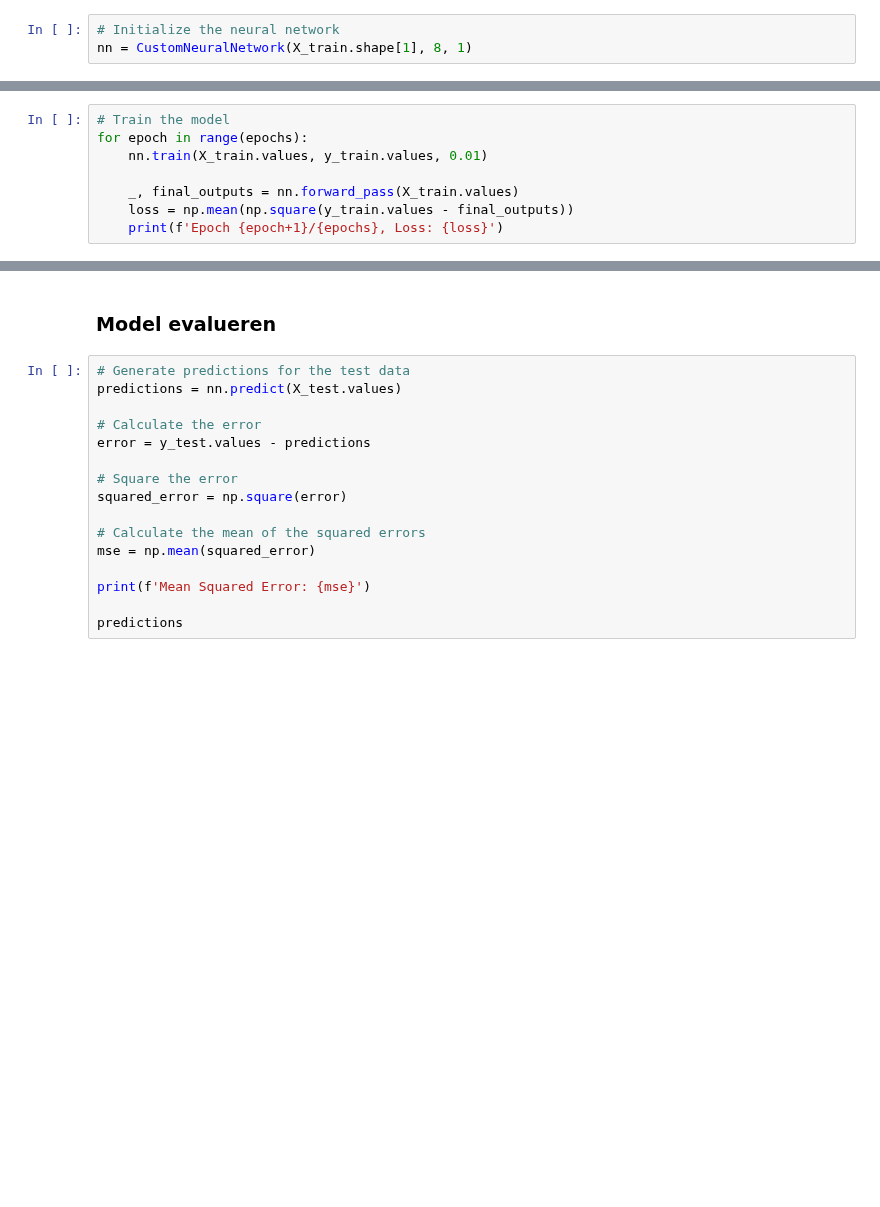
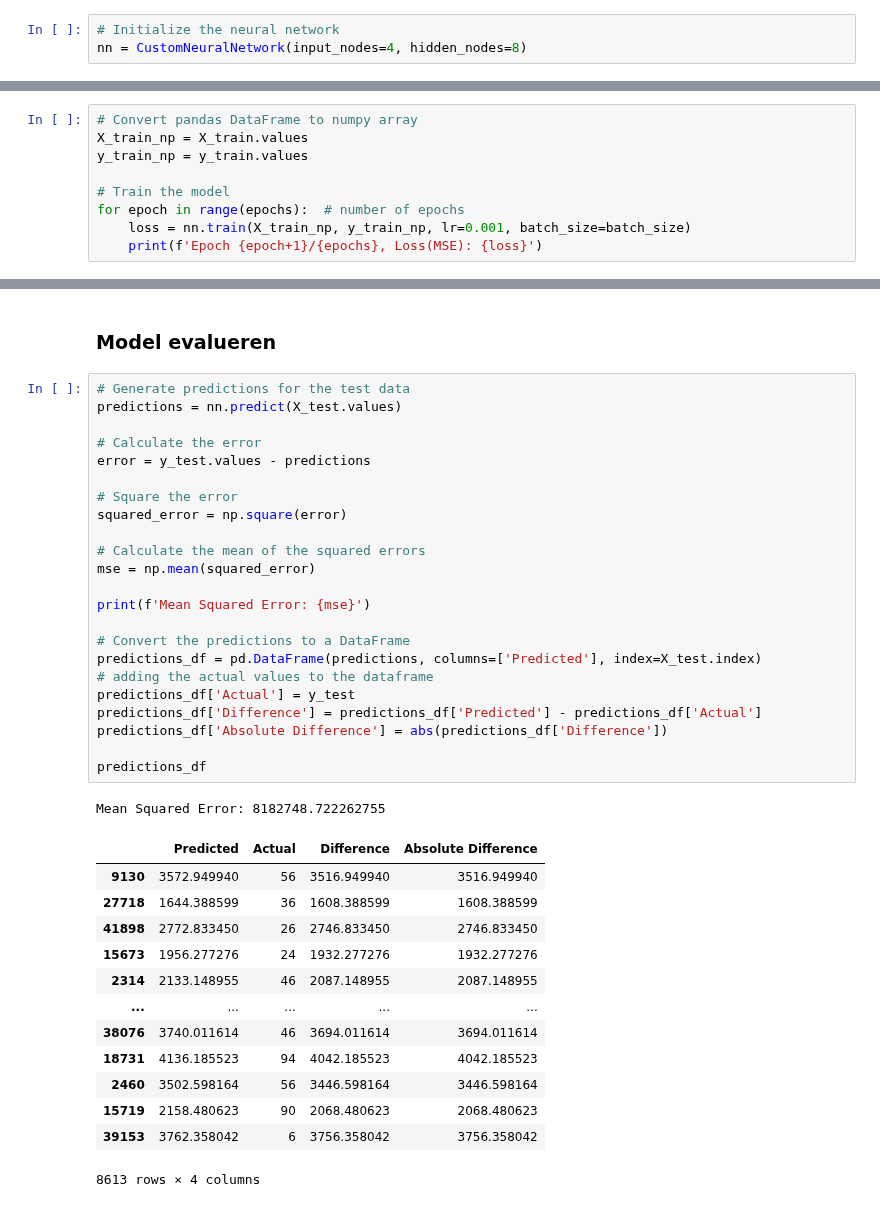
Before and after one commit to Nrojt/SE4-DEDS-Pyhton-opdrachten, a Jupyter notebook: week 10/Practicum_10.ipynb, the cells around one changed output, grey strips where cells are left out. Saved outputs shown, nothing was run; the diff lists cells and outputs as text; blank space fills up the shorter version.

```diff
--- a/week 10/Practicum_10.ipynb
+++ b/week 10/Practicum_10.ipynb
@@ -423,15 +506,16 @@ class CustomNeuralNetwork:
         return final_outputs
 # %%
 # Initialize the neural network
-nn = CustomNeuralNetwork(X_train.shape[1], 8, 1)
+nn = CustomNeuralNetwork(input_nodes=4, hidden_nodes=8)
 # %% [markdown]
 ### Model trainen
 # %%
+# Convert pandas DataFrame to numpy array
+X_train_np = X_train.values
+y_train_np = y_train.values
+
 # Train the model
-for epoch in range(epochs):
-    nn.train(X_train.values, y_train.values, 0.01)
-
-    _, final_outputs = nn.forward_pass(X_train.values)
-    loss = np.mean(np.square(y_train.values - final_outputs))
-    print(f'Epoch {epoch+1}/{epochs}, Loss: {loss}')
+for epoch in range(epochs):  # number of epochs
+    loss = nn.train(X_train_np, y_train_np, lr=0.001, batch_size=batch_size)
+    print(f'Epoch {epoch+1}/{epochs}, Loss(MSE): {loss}')
 # %% [output]
@@ -441,16 +541,38 @@ ValueError: operands could not be broadcast together with shapes (4,8) (34450,1)
 # %%
 # Generate predictions for the test data
 predictions = nn.predict(X_test.values)
 
 # Calculate the error
 error = y_test.values - predictions
 
 # Square the error
 squared_error = np.square(error)
 
 # Calculate the mean of the squared errors
 mse = np.mean(squared_error)
 
 print(f'Mean Squared Error: {mse}')
 
-predictions
+# Convert the predictions to a DataFrame
+predictions_df = pd.DataFrame(predictions, columns=['Predicted'], index=X_test.index)
+# adding the actual values to the dataframe
+predictions_df['Actual'] = y_test
+predictions_df['Difference'] = predictions_df['Predicted'] - predictions_df['Actual']
+predictions_df['Absolute Difference'] = abs(predictions_df['Difference'])
+
+predictions_df
+# %% [output]
+Mean Squared Error: 8182748.722262755
+|  | Predicted | Actual | Difference | Absolute Difference |
+| 9130 | 3572.949940 | 56 | 3516.949940 | 3516.949940 |
+| 27718 | 1644.388599 | 36 | 1608.388599 | 1608.388599 |
+| 41898 | 2772.833450 | 26 | 2746.833450 | 2746.833450 |
+| 15673 | 1956.277276 | 24 | 1932.277276 | 1932.277276 |
+| 2314 | 2133.148955 | 46 | 2087.148955 | 2087.148955 |
+| ... | ... | ... | ... | ... |
+| 38076 | 3740.011614 | 46 | 3694.011614 | 3694.011614 |
+| 18731 | 4136.185523 | 94 | 4042.185523 | 4042.185523 |
+| 2460 | 3502.598164 | 56 | 3446.598164 | 3446.598164 |
+| 15719 | 2158.480623 | 90 | 2068.480623 | 2068.480623 |
+| 39153 | 3762.358042 | 6 | 3756.358042 | 3756.358042 |
+8613 rows × 4 columns
```
Also changed, not shown: parts of 13 cells of this notebook, 3 other files.
